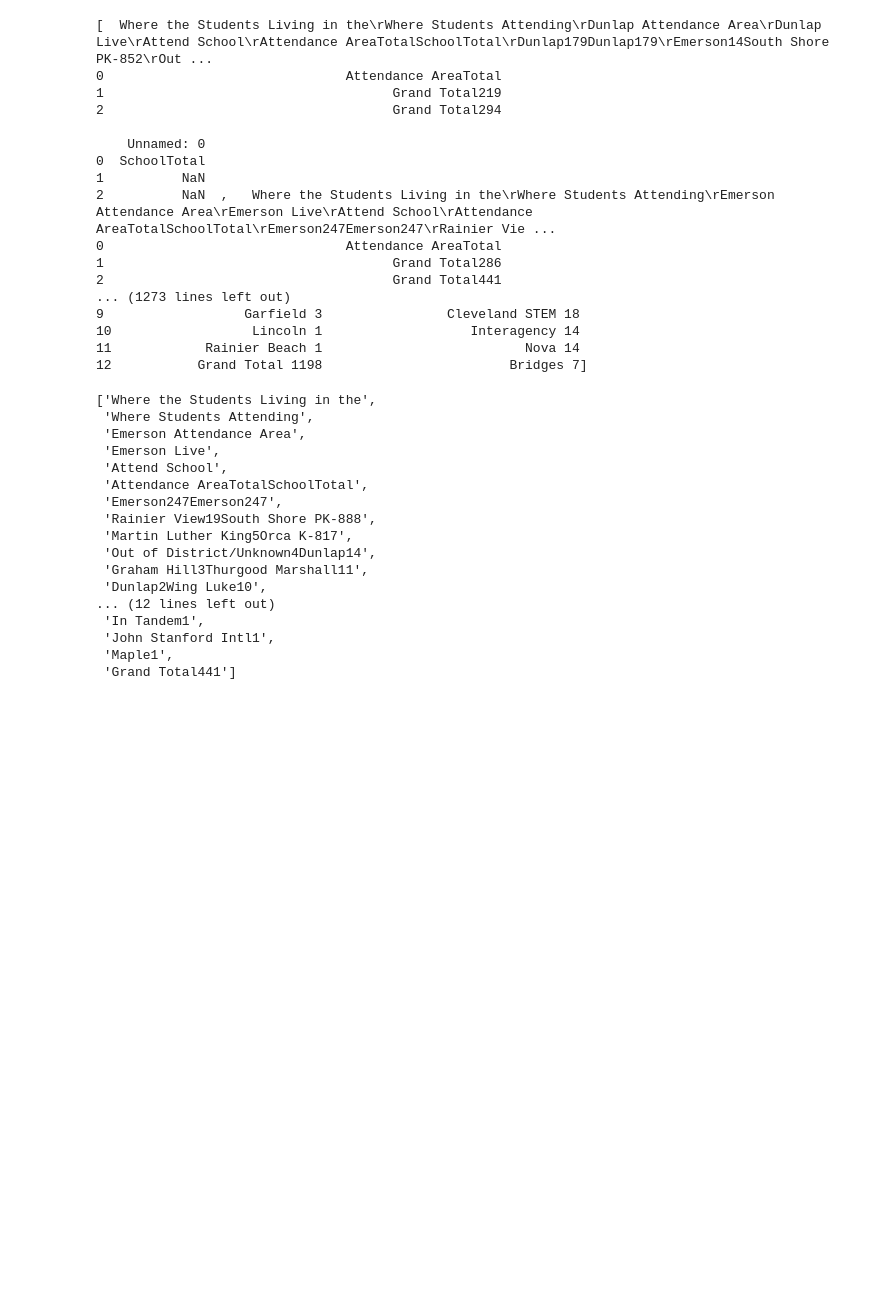
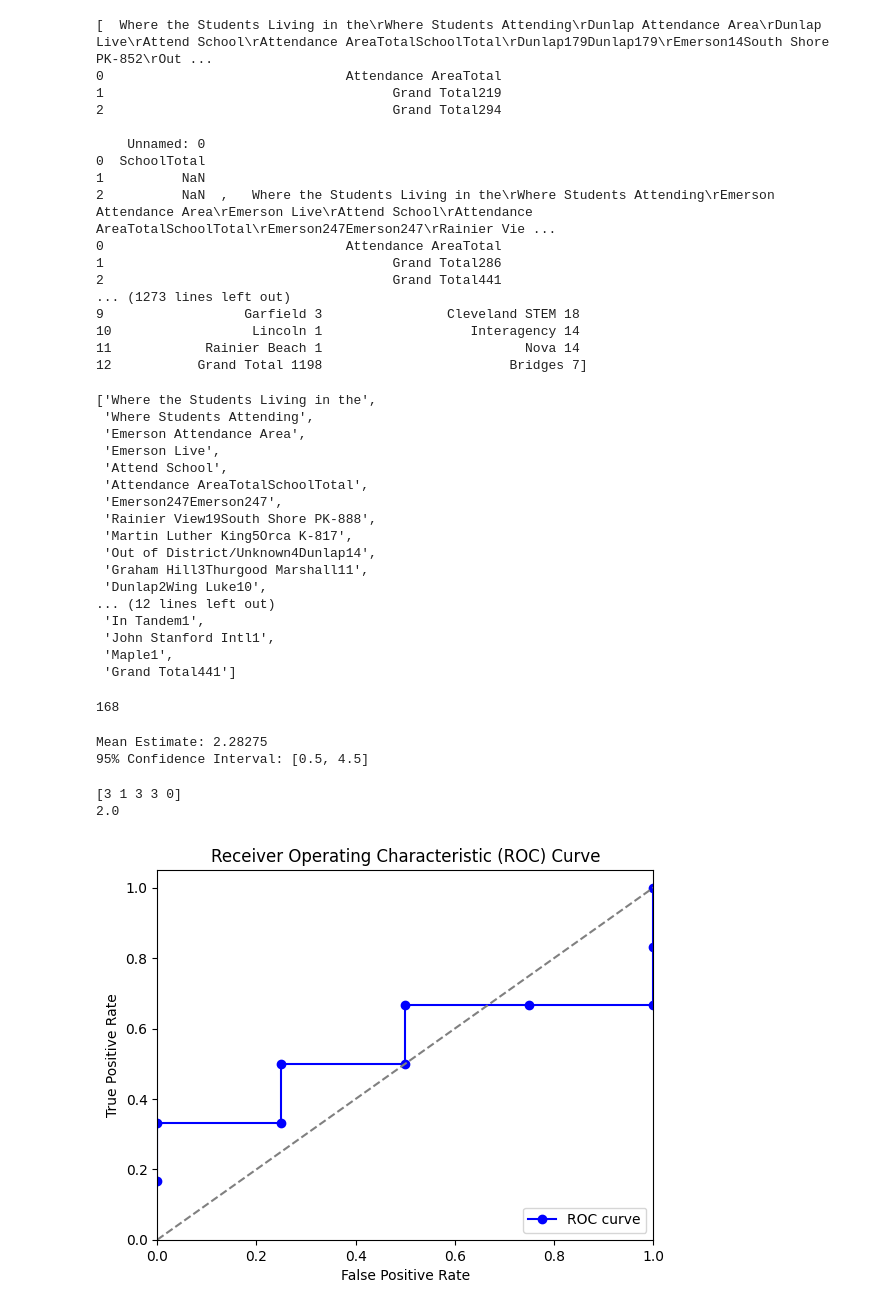
Before and after one commit to chrislydick/sps-budget-analysis, a Jupyter notebook: sandbox.ipynb, the cells around one changed output. Cells and saved outputs as stored; diff of their text form; code cells hidden in the pictures; blank space fills up the shorter version.

```diff
--- a/sandbox.ipynb
+++ b/sandbox.ipynb
@@ -130,3 +130,70 @@ df[1].columns[0].split('\r')
  'John Stanford Intl1',
  'Maple1',
  'Grand Total441']
+# %%
+for i in range(168,169):
+    print(i)
+# %% [output]
+168
+# %%
+import numpy as np
+
+# Small dataset
+data = np.array([1, 3, 0, 5])
+n = len(data)
+B = 1000  # Number of bootstrap samples
+
+# Function to calculate bootstrap samples and statistics
+def bootstrap(data, B):
+    n = len(data)
+    bootstrap_means = np.zeros(B)
+
+    for i in range(B):
+        bootstrap_sample = np.random.choice(data, size=n, replace=True)
+        bootstrap_means[i] = np.mean(bootstrap_sample)
+
+    return bootstrap_means
+
+# Generate bootstrap samples and calculate means
+bootstrap_means = bootstrap(data, B)
+
+# Calculate 95% confidence intervals using the percentile method
+lower_bound = np.percentile(bootstrap_means, 2.5)
+upper_bound = np.percentile(bootstrap_means, 97.5)
+
+mean_estimate = np.mean(bootstrap_means)
+print(f"Mean Estimate: {mean_estimate}")
+print(f"95% Confidence Interval: [{lower_bound}, {upper_bound}]")
+# %% [output]
+Mean Estimate: 2.28275
+95% Confidence Interval: [0.5, 4.5]
+# %%
+n = len(data)
+bootstrap_means = np.zeros(B)
+
+bootstrap_sample = np.random.choice(data, size=n, replace=True)
+print(bootstrap_sample)
+print(np.mean(bootstrap_sample))
+# %% [output]
+[3 1 3 3 0]
+2.0
+# %%
+import matplotlib.pyplot as plt
+
+# FPR and TPR values from above
+fpr = [0.0, 0.0, 0.25, 0.25, 0.5, 0.5, 0.75, 1.0, 1.0, 1.0]
+tpr = [0.167, 0.333, 0.333, 0.5, 0.5, 0.667, 0.667, 0.667, 0.833, 1.0]
+
+# Plot the ROC curve
+plt.figure()
+plt.plot(fpr, tpr, marker='o', linestyle='-', color='b', label='ROC curve')
+plt.plot([0, 1], [0, 1], color='gray', linestyle='--')  # Diagonal line for random guessing
+plt.xlim([0.0, 1.0])
+plt.ylim([0.0, 1.05])
+plt.xlabel('False Positive Rate')
+plt.ylabel('True Positive Rate')
+plt.title('Receiver Operating Characteristic (ROC) Curve')
+plt.legend(loc="lower right")
+plt.show()
+# %% [output]
+[figure, added]
```
Also changed, not shown: parts of 1 cell of this notebook, 8 other files.
